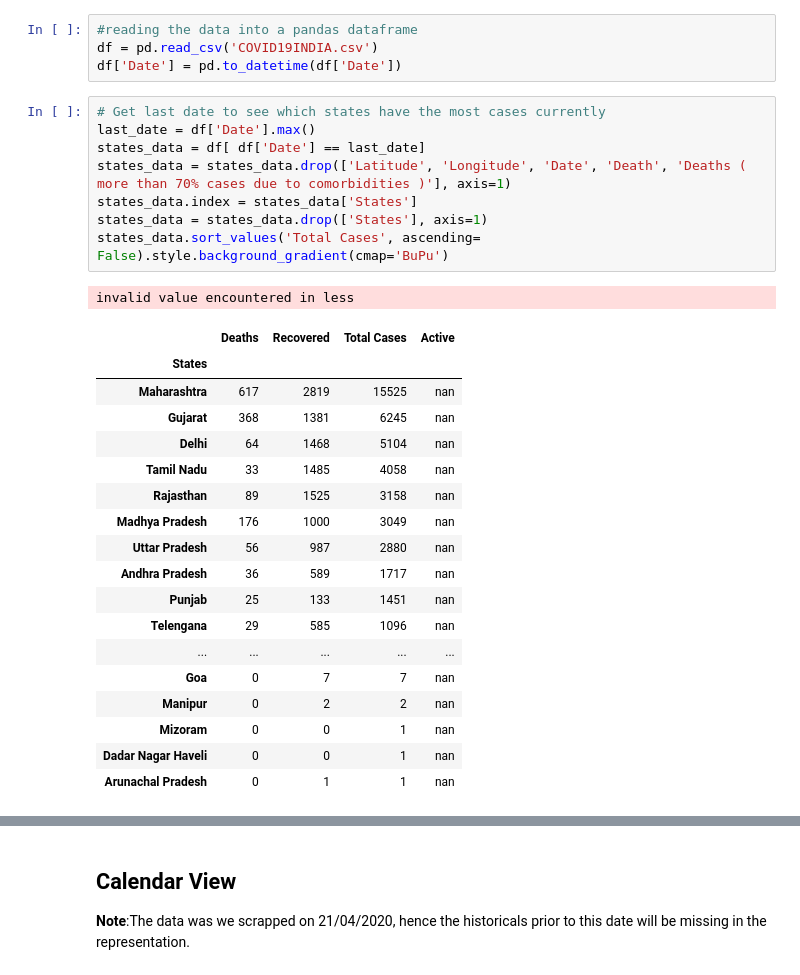
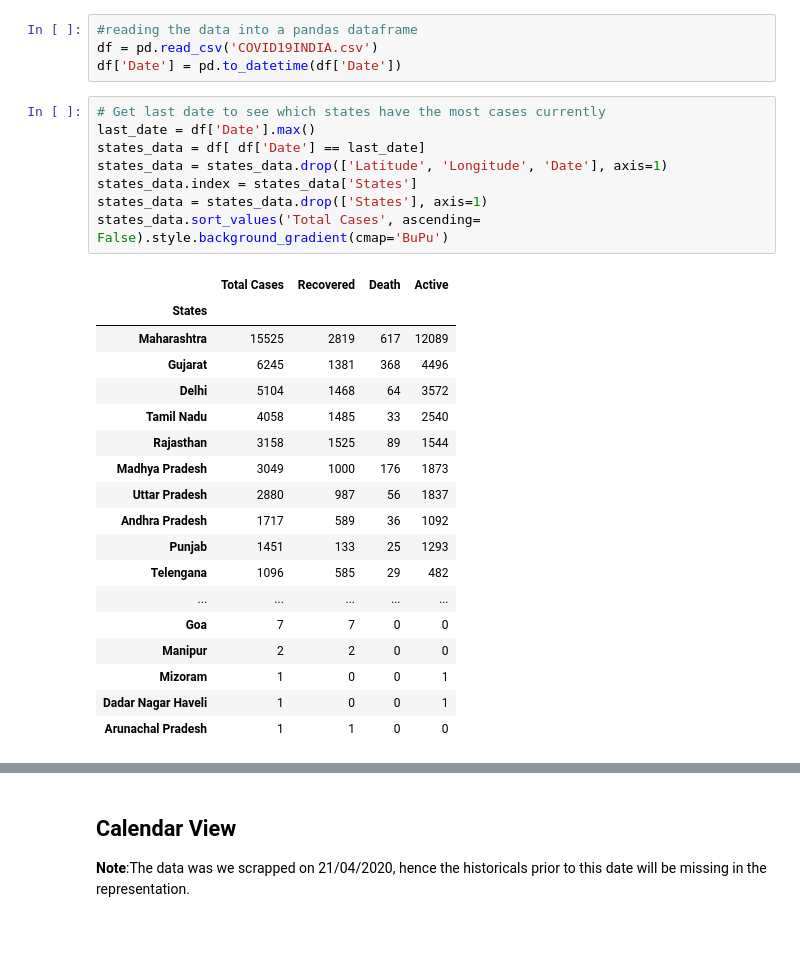
Before and after one commit to AKshay926/Covid19India, a Jupyter notebook: Charts.ipynb, the cells around one changed output, grey strips where cells are left out. Drawn from its saved outputs; the diff is of its cells as text; blank space fills up the shorter version.

```diff
--- a/Charts.ipynb
+++ b/Charts.ipynb
@@ -25,31 +25,30 @@ df['Date'] = pd.to_datetime(df['Date'])
 # %%
 # Get last date to see which states have the most cases currently
 last_date = df['Date'].max()
 states_data = df[ df['Date'] == last_date]
-states_data = states_data.drop(['Latitude', 'Longitude', 'Date', 'Death', 'Deaths ( more than 70% cases due to comorbidities )'], axis=1)
+states_data = states_data.drop(['Latitude', 'Longitude', 'Date'], axis=1)
 states_data.index = states_data['States']
 states_data = states_data.drop(['States'], axis=1)
 states_data.sort_values('Total Cases', ascending= False).style.background_gradient(cmap='BuPu')
 # %% [output]
-invalid value encountered in less
-|  | Deaths | Recovered | Total Cases | Active |
+|  | Total Cases | Recovered | Death | Active |
 | States |  |  |  |  |
-| Maharashtra | 617 | 2819 | 15525 | nan |
-| Gujarat | 368 | 1381 | 6245 | nan |
-| Delhi | 64 | 1468 | 5104 | nan |
-| Tamil Nadu | 33 | 1485 | 4058 | nan |
-| Rajasthan | 89 | 1525 | 3158 | nan |
-| Madhya Pradesh | 176 | 1000 | 3049 | nan |
-| Uttar Pradesh | 56 | 987 | 2880 | nan |
-| Andhra Pradesh | 36 | 589 | 1717 | nan |
-| Punjab | 25 | 133 | 1451 | nan |
-| Telengana | 29 | 585 | 1096 | nan |
+| Maharashtra | 15525 | 2819 | 617 | 12089 |
+| Gujarat | 6245 | 1381 | 368 | 4496 |
+| Delhi | 5104 | 1468 | 64 | 3572 |
+| Tamil Nadu | 4058 | 1485 | 33 | 2540 |
+| Rajasthan | 3158 | 1525 | 89 | 1544 |
+| Madhya Pradesh | 3049 | 1000 | 176 | 1873 |
+| Uttar Pradesh | 2880 | 987 | 56 | 1837 |
+| Andhra Pradesh | 1717 | 589 | 36 | 1092 |
+| Punjab | 1451 | 133 | 25 | 1293 |
+| Telengana | 1096 | 585 | 29 | 482 |
 | ... | ... | ... | ... | ... |
-| Goa | 0 | 7 | 7 | nan |
-| Manipur | 0 | 2 | 2 | nan |
-| Mizoram | 0 | 0 | 1 | nan |
-| Dadar Nagar Haveli | 0 | 0 | 1 | nan |
-| Arunachal Pradesh | 0 | 1 | 1 | nan |
+| Goa | 7 | 7 | 0 | 0 |
+| Manipur | 2 | 2 | 0 | 0 |
+| Mizoram | 1 | 0 | 0 | 1 |
+| Dadar Nagar Haveli | 1 | 0 | 0 | 1 |
+| Arunachal Pradesh | 1 | 1 | 0 | 0 |
 # %%
 # Get latest data to see heatmap
 last_date = df['Date'].max()
```
Also changed, not shown: parts of 5 cells of this notebook, 7 other files.
